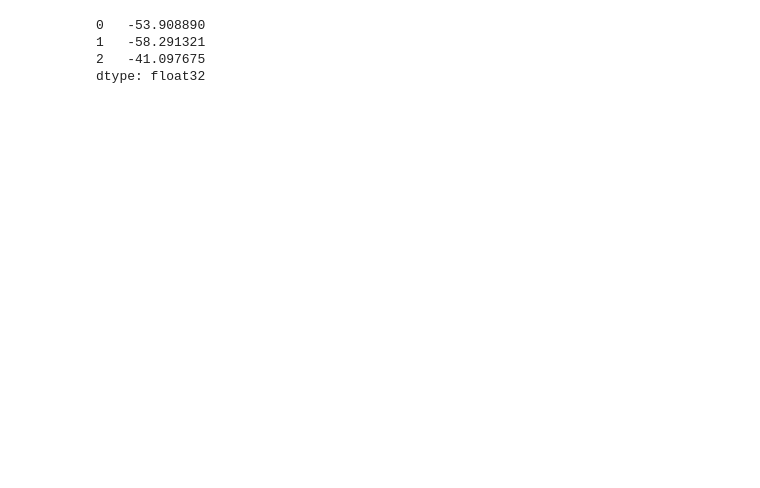
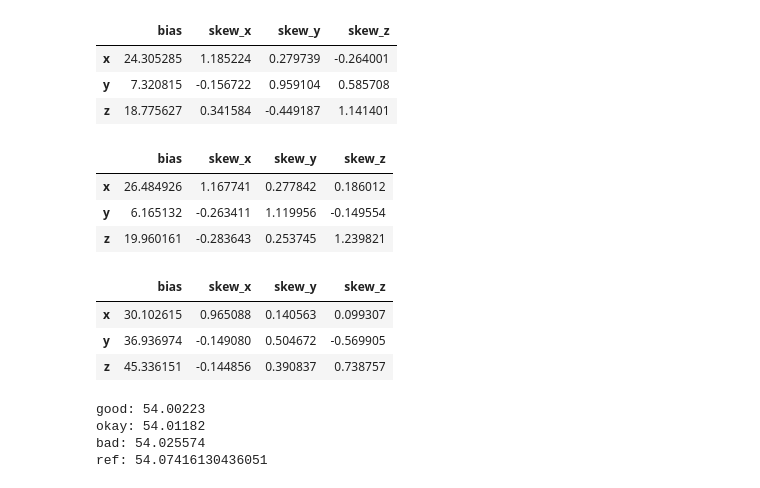
Before and after one commit to Calvinxc1/ImuProgramming, a Jupyter notebook: python/mag-calibrate-dev.ipynb, the cells around one changed output. Drawn from its saved outputs; the diff is of its cells as text; code cells hidden in the pictures; blank space fills up the shorter version.

Commit message:
Update magnetometer calibrator

```diff
--- a/python/mag-calibrate-dev.ipynb
+++ b/python/mag-calibrate-dev.ipynb
@@ -65,7 +13,54 @@ results = (coefs['skew'] @ serial_mag_t.t()).t() + coefs['bias']
-# %%
-pd.DataFrame(results.numpy()).min()
-# %% [output]
-0   -53.908890
-1   -58.291321
-2   -41.097675
-dtype: float32
+# %%
+data = {
+    'good': pd.read_csv('./data_archive/good_readings.csv'),
+    'okay': pd.read_csv('./data_archive/okay_readings.csv'),
+    'bad': pd.read_csv('./data_archive/bad_readings.csv'),
+    'ref': pd.Series([17.8480, 4.5939, 50.8366], index=['mag_x','mag_y','mag_z'])
+}
+# %%
+data_adj = {}
+coefs = {}
+calibs = {}
+for key, val in data.items():
+    if key == 'ref': continue
+    calibs[key] = Calibrator(val.values, data['ref'], Model=Complex, verbose=True)
+    data_adj[key] = calibs[key].calibrate(10000, 5e-2)
+    coefs[key] = calibs[key].coefs
+# %%
+for key, val in calibs.items():
+    data_adj[key] = val.calibrate(10000, 1e-3)
+    coefs[key] = val.coefs
+# %%
+data_adj['bad'] = calibs['bad'].calibrate(10000, 1e-3)
+coefs['bad'] = val.coefs
+# %%
+coefs['good']
+# %% [output]
+|  | bias | skew_x | skew_y | skew_z |
+| x | 24.305285 | 1.185224 | 0.279739 | -0.264001 |
+| y | 7.320815 | -0.156722 | 0.959104 | 0.585708 |
+| z | 18.775627 | 0.341584 | -0.449187 | 1.141401 |
+# %%
+coefs['okay']
+# %% [output]
+|  | bias | skew_x | skew_y | skew_z |
+| x | 26.484926 | 1.167741 | 0.277842 | 0.186012 |
+| y | 6.165132 | -0.263411 | 1.119956 | -0.149554 |
+| z | 19.960161 | -0.283643 | 0.253745 | 1.239821 |
+# %%
+coefs['bad']
+# %% [output]
+|  | bias | skew_x | skew_y | skew_z |
+| x | 30.102615 | 0.965088 | 0.140563 | 0.099307 |
+| y | 36.936974 | -0.149080 | 0.504672 | -0.569905 |
+| z | 45.336151 | -0.144856 | 0.390837 | 0.738757 |
+# %%
+print('good:', np.sqrt((data_adj['good']**2).sum(axis=1)).mean())
+print('okay:', np.sqrt((data_adj['okay']**2).sum(axis=1)).mean())
+print('bad:', np.sqrt((data_adj['bad']**2).sum(axis=1)).mean())
+print('ref:', np.sqrt((data['ref']**2).sum()))
+# %% [output]
+good: 54.00223
+okay: 54.01182
+bad: 54.025574
+ref: 54.07416130436051
```
Also changed, not shown: parts of 9 cells of this notebook, 12 other files.
